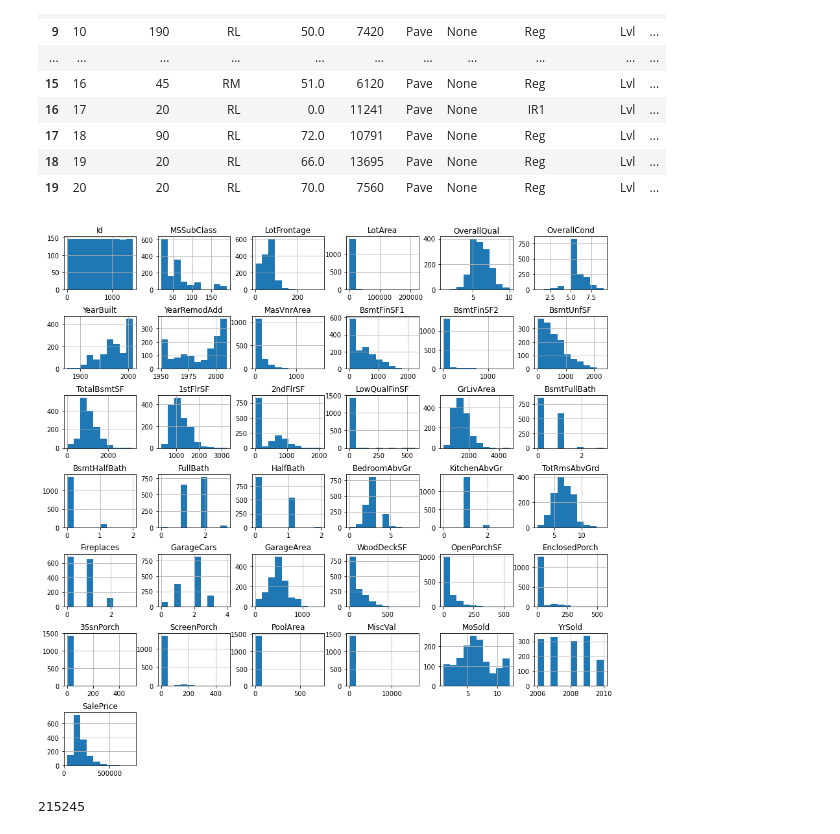
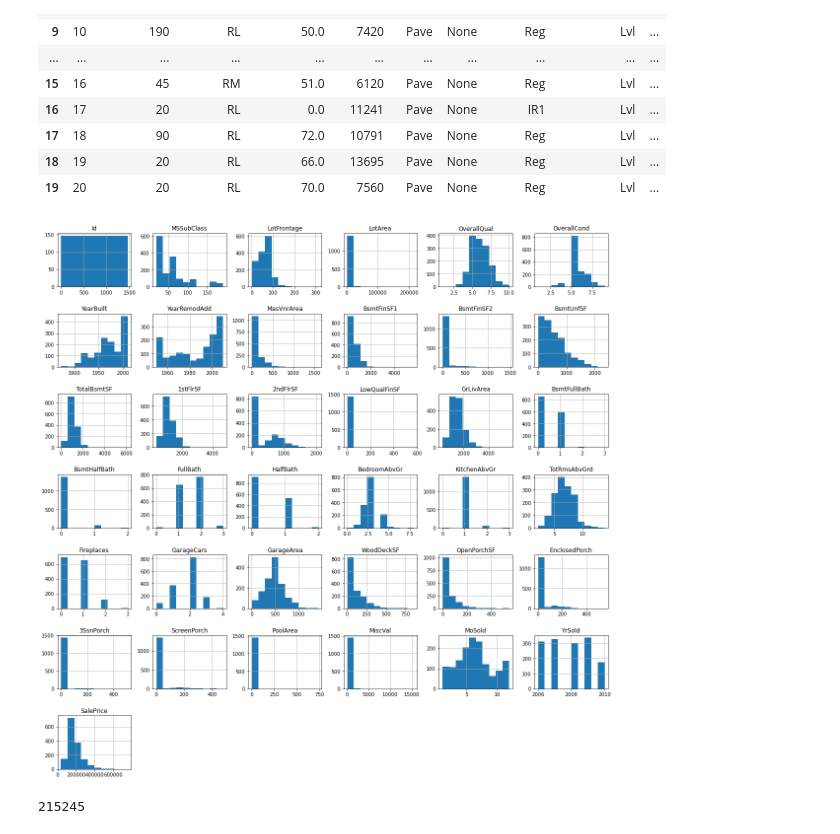
Before and after one commit to tiffanykho/Springboard, a Jupyter notebook: CapstoneTwo/notebooks/data_wrangling.ipynb, the cells around one changed output. Saved outputs shown, nothing was run; the diff lists cells and outputs as text; code cells hidden in the pictures.

```diff
--- a/CapstoneTwo/notebooks/data_wrangling.ipynb
+++ b/CapstoneTwo/notebooks/data_wrangling.ipynb
@@ -345,13 +345,13 @@ train.head(20)
 | 19 | 20 | 20 | RL | 70.0 | 7560 | Pave | None | Reg | Lvl | ... |
 # %%
 #View histograms to see if there are any outliers
-train.hist(figsize=(15,15))
+train.hist(figsize=(20,20))
 plt.subplots_adjust(hspace=0.5)
 plt.savefig('../images/histogram.png', bbox_inches="tight", facecolor='white')
 #LotArea max is 200,000
 #TotalBsmtSF max is 5000
 # %% [output]
-[figure, old version]
+[figure, new version]
 # %%
 #Find LotArea max
 train['LotArea'].max()
```
Also changed, not shown: 8 other files.
